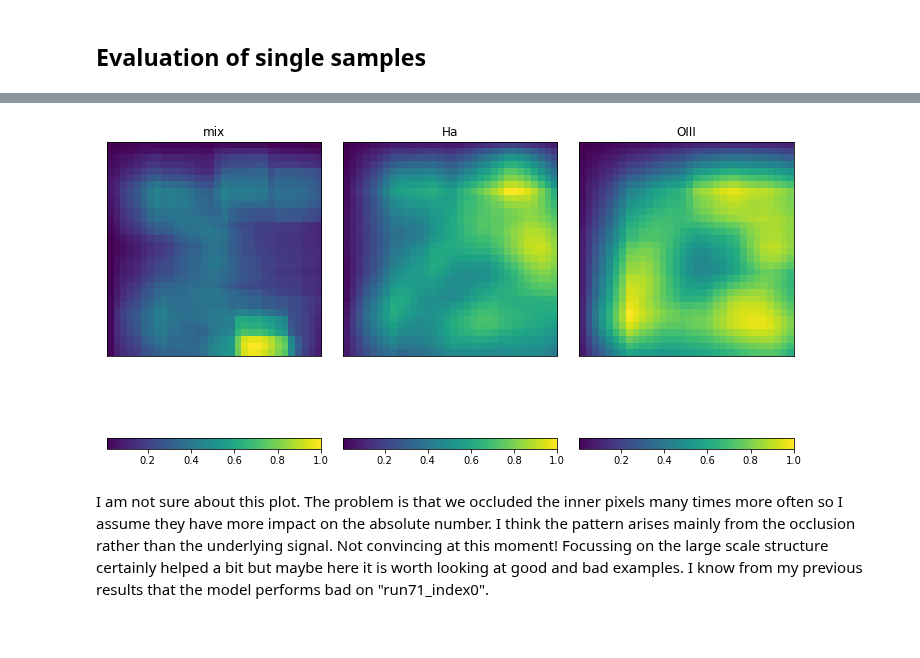
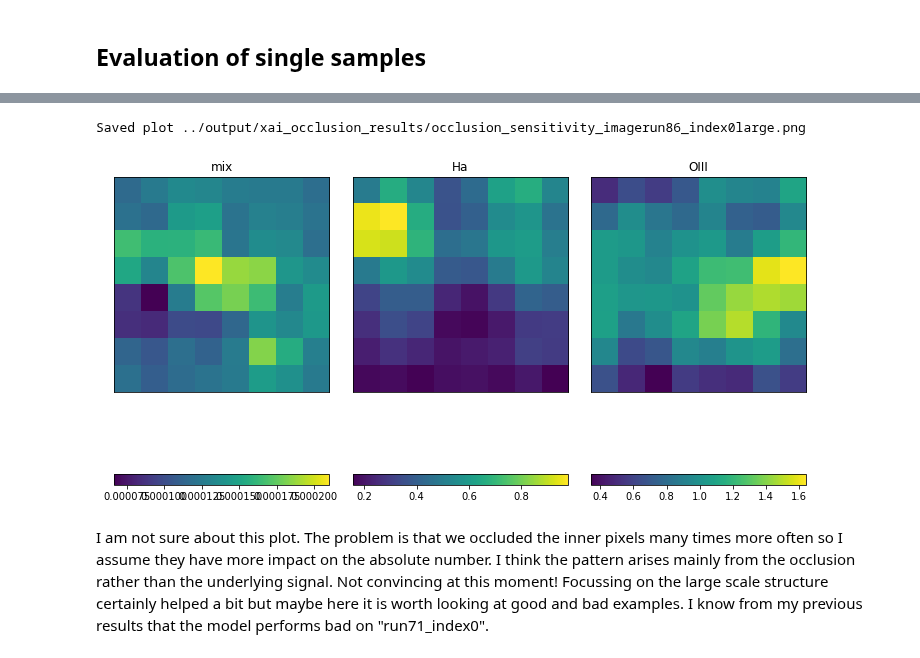
Before and after one commit to knmoriwaki/IM2IM, a Jupyter notebook: explain/my_xai_occlusion_eval_development.ipynb, the cells around one changed output, grey strips where cells are left out. Saved outputs shown, nothing was run; the diff lists cells and outputs as text; code cells hidden in the pictures.

Commit message:
plot difference maps

```diff
--- a/explain/my_xai_occlusion_eval_development.ipynb
+++ b/explain/my_xai_occlusion_eval_development.ipynb
@@ -16,14 +16,14 @@ Warning: you are not using FFTW.
 # %% [markdown]
 The next cell needs user input:
 # %%
-base_output_dir = "../output/" # Meanwhile I have my own output directory with GAN results
+base_output_dir = "../output/"
 names = ['test', 'xai_exp_occlusion' ]
 results_dir = "../output/xai_occlusion_results/"
 nrun = 0
 nindex = 1
 #suffix_list = [ "run{:d}_index{:d}".format(i, j) for i in range(nrun) for j in range(nindex) ]
-total_n_occ = 16
-suffix=f"run71_index0" #what is wrong with run60_index0? 71
+total_n_occ = 100
+suffix=f"run86_index0" #what is wrong with run60_index0? 71
 # %% [markdown]
 ## Evaluation of single samples
 # %%
@@ -37,8 +103,10 @@ for i in range(1):
 # %%
-im_mix, im_ha, im_oiii = calc_importance(base_output_dir, names[0], names[1], 1024, suffix, stride=8, nbins=20, log_bins=True)
-plot_occlusion_sensitivity(im_mix, im_ha, im_oiii, results_dir)
+im_mix, im_ha, im_oiii = calc_importance(base_output_dir, names[0], names[1], total_n_occ, suffix, sscale='large',
+                                         stride=32, nbins=20, log_bins=True)
+plot_occlusion_sensitivity(im_mix, im_ha, im_oiii, results_dir, sscale=suffix+'large')
 # %% [output]
+Saved plot ../output/xai_occlusion_results/occlusion_sensitivity_imagerun86_index0large.png
-[figure, old version]
+[figure, new version]
 # %% [markdown]
 I am not sure about this plot. The problem is that we occluded the inner pixels many times more often so I assume they have more impact on the absolute number. I think the pattern arises mainly from the occlusion rather than the underlying signal. Not convincing at this moment!
 Focussing on the large scale structure certainly helped a bit but maybe here it is worth looking at good and bad examples. I know from my previous results that the model performs bad on "run71_index0".
```
Also changed, not shown: parts of 5 cells of this notebook, 1 other file.
